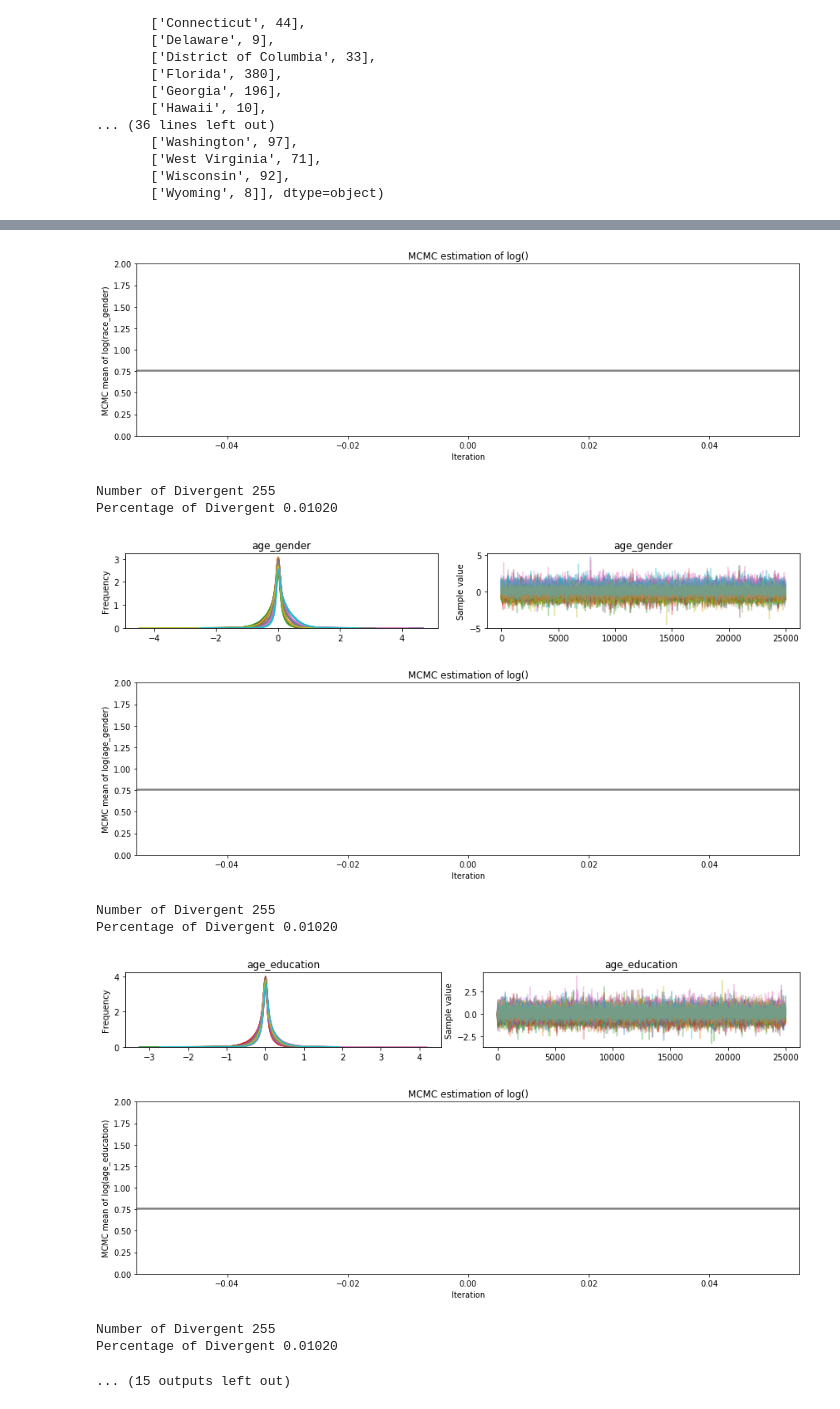
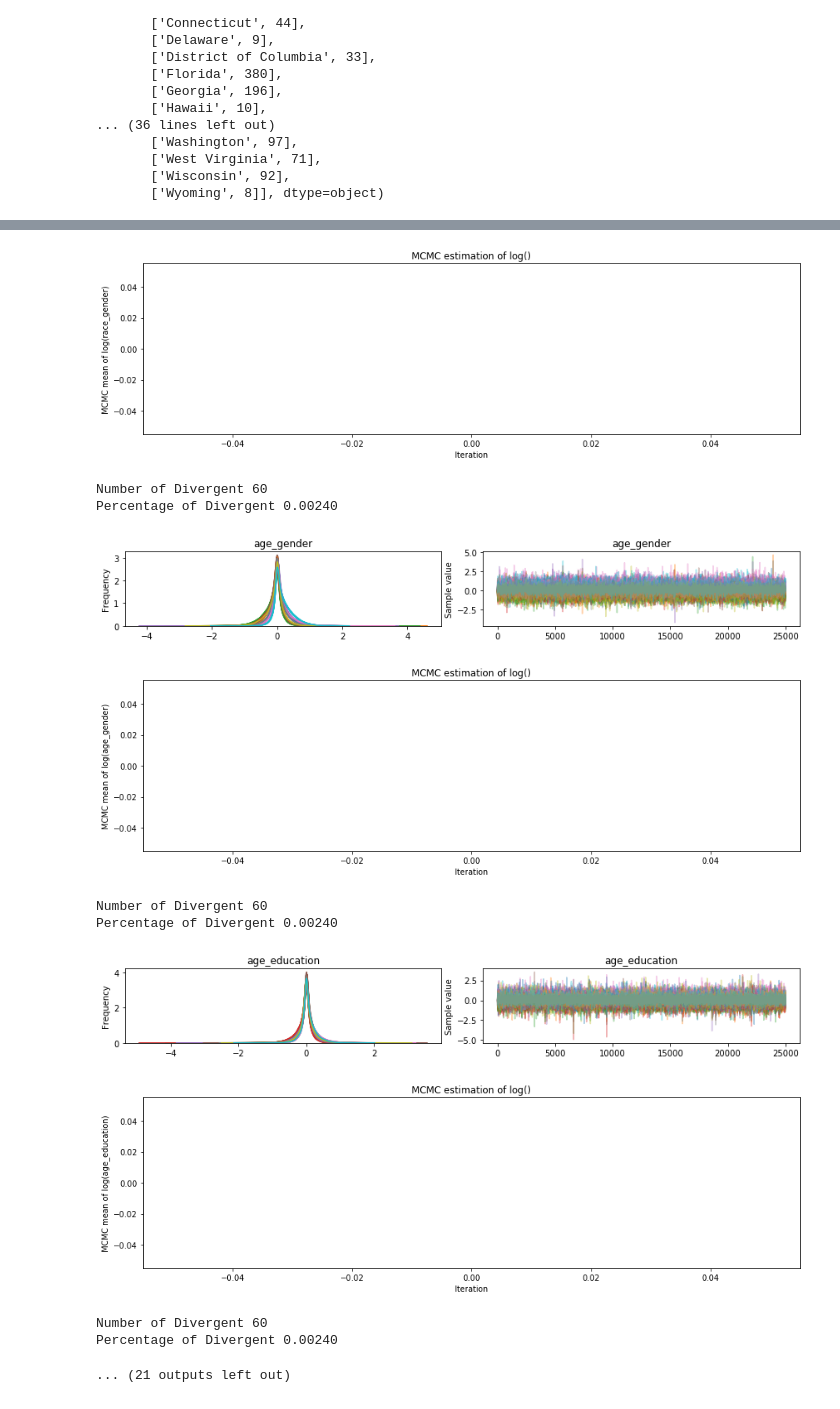
Before and after one commit to wl2522/MSR2, a Jupyter notebook: MRP.ipynb, the cells around one changed output, grey strips where cells are left out. Saved outputs shown, nothing was run; the diff lists cells and outputs as text; code cells hidden in the pictures.

Commit message:
drew 25,000 samples + 5,000 tuning samples, target_accept=0.999, gelman-rubin statistic = 1.0002, 0.24% divergent

```diff
--- a/MRP.ipynb
+++ b/MRP.ipynb
@@ -299,12 +300,12 @@ with model:
 with model:
     trace = pm.sample(draws=25000,
                       tune=5000,
-                      nuts_kwargs={'target_accept': 0.99},
+                      nuts_kwargs={'target_accept': 0.999},
                       init='advi+adapt_diag',
-                      njobs=6)
+                      njobs=8)
 
+joblib.dump(trace, 'trace.pkl')
 print(max(np.max(score) for score in pm.gelman_rubin(trace).values()))
-joblib.dump(trace, 'trace.pkl')
 pm.energyplot(trace)
 # %% [output]
 Auto-assigning NUTS sampler...
@@ -329,13 +344,11 @@ def report_trace(trace, var):
     # plot the trace of log(tau)
     pm.traceplot(trace, varnames=[var])
 
-    # plot the estimate for the mean of log(τ) cumulating mean
+    # plot the estimate for the mean of log(var) cumulating mean
     logvar = np.log(trace[var])
     mlogvar = [np.mean(logvar[:i]) for i in np.arange(1, len(logvar))]
     plt.figure(figsize=(15, 4))
-    plt.axhline(0.7657852, lw=2.5, color='gray')
     plt.plot(mlogvar, lw=2.5)
-    plt.ylim(0, 2)
     plt.xlabel('Iteration')
     plt.ylabel('MCMC mean of log({})'.format(var))
     plt.title('MCMC estimation of log()'.format(var))
@@ -349,8 +362,17 @@ def report_trace(trace, var):
 
     plt.show()
 # %%
-model_vars = [beta_0, alpha_race_gender, alpha_age_gender, alpha_age_edu, alpha_edu_gender, alpha_age,
-              alpha_edu, alpha_area, alpha_div]
+model_vars = [beta_0,
+              alpha_race_gender,
+              alpha_age_gender,
+              alpha_age_edu,
+              alpha_edu_gender,
+              alpha_race,
+              alpha_gender,
+              alpha_age,
+              alpha_edu,
+              alpha_area,
+              alpha_div]
 
 for var in model_vars:
     report_trace(trace, var)
@@ -363,12 +385,12 @@ Percentage of Divergent 0.01020
-[figure, old version]
+[figure, new version]
-Number of Divergent 255
-Percentage of Divergent 0.01020
+Number of Divergent 60
+Percentage of Divergent 0.00240
-[figure, old version]
+[figure, new version]
-[figure, old version]
+[figure, new version]
-Number of Divergent 255
-Percentage of Divergent 0.01020
+Number of Divergent 60
+Percentage of Divergent 0.00240
-[figure, old version]
+[figure, new version]
-[figure, old version]
+[figure, new version]
-Number of Divergent 255
-Percentage of Divergent 0.01020
+Number of Divergent 60
+Percentage of Divergent 0.00240
-... (15 outputs left out)
+... (21 outputs left out)
```
Also changed, not shown: parts of 9 cells of this notebook.
